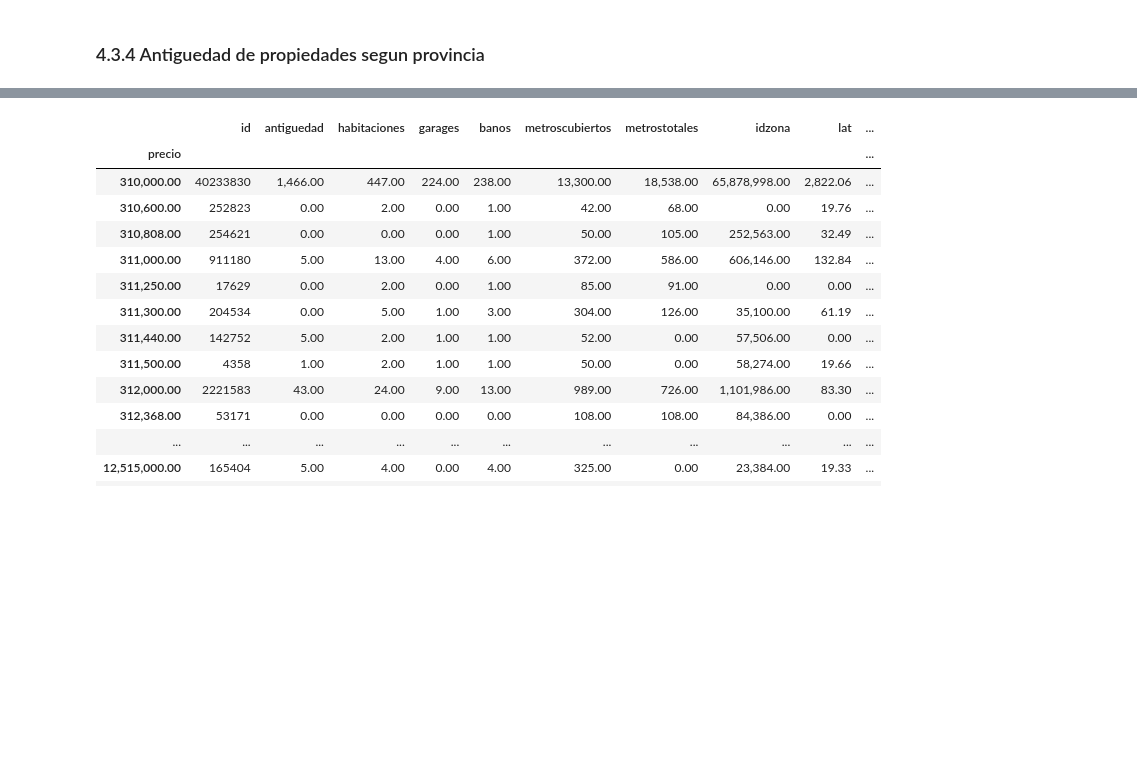
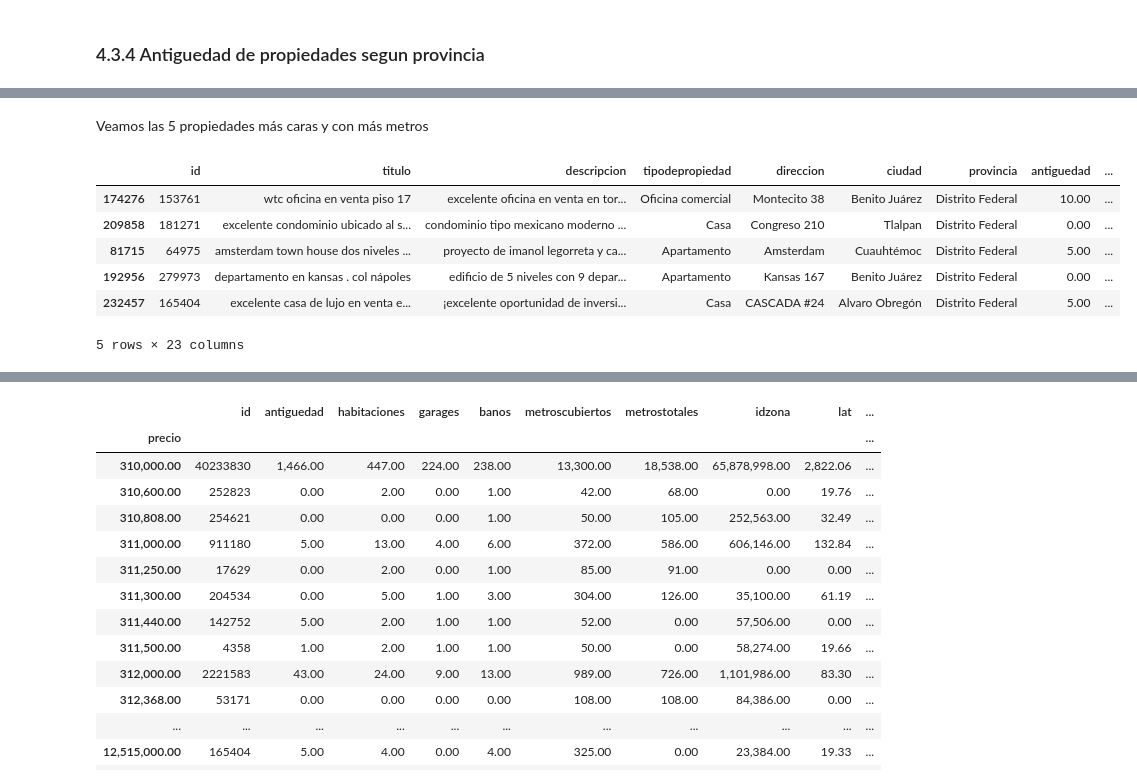
Before and after one commit to tomasSabao/TP1-OrganizacionDeDatos, a Jupyter notebook: TP1.ipynb, the cells around one changed output, grey strips where cells are left out. Saved outputs shown, nothing was run; the diff lists cells and outputs as text; code cells hidden in the pictures; blank space fills up the shorter version.

```diff
--- a/TP1.ipynb
+++ b/TP1.ipynb
@@ -247,2 +349,15 @@ promedio de antiguedad:6.4 años
+# %% [markdown]
+Veamos las 5 propiedades más caras y con más metros
+# %%
+df.nlargest(5, ['precio','metrostotales'])
+#Curiosamente las 5 más caras pertenecen al distrito federal, con razón es la más cara
+# %% [output]
+|  | id | titulo | descripcion | tipodepropiedad | direccion | ciudad | provincia | antiguedad | ... |
+| 174276 | 153761 | wtc oficina en venta piso 17 | excelente oficina en venta en tor... | Oficina comercial | Montecito 38 | Benito Juárez | Distrito Federal | 10.00 | ... |
+| 209858 | 181271 | excelente condominio ubicado al s... | condominio tipo mexicano moderno ... | Casa | Congreso 210 | Tlalpan | Distrito Federal | 0.00 | ... |
+| 81715 | 64975 | amsterdam town house dos niveles ... | proyecto de imanol legorreta y ca... | Apartamento | Amsterdam | Cuauhtémoc | Distrito Federal | 5.00 | ... |
+| 192956 | 279973 | departamento en kansas . col nápoles | edificio de 5 niveles con 9 depar... | Apartamento | Kansas 167 | Benito Juárez | Distrito Federal | 0.00 | ... |
+| 232457 | 165404 | excelente casa de lujo en venta e... | ¡excelente oportunidad de inversi... | Casa | CASCADA #24 | Alvaro Obregón | Distrito Federal | 5.00 | ... |
+5 rows × 23 columns
 # %%
 ***************************HASTA ACA LLEGUÉ****************************************
```
Also changed, not shown: parts of 36 cells of this notebook.
